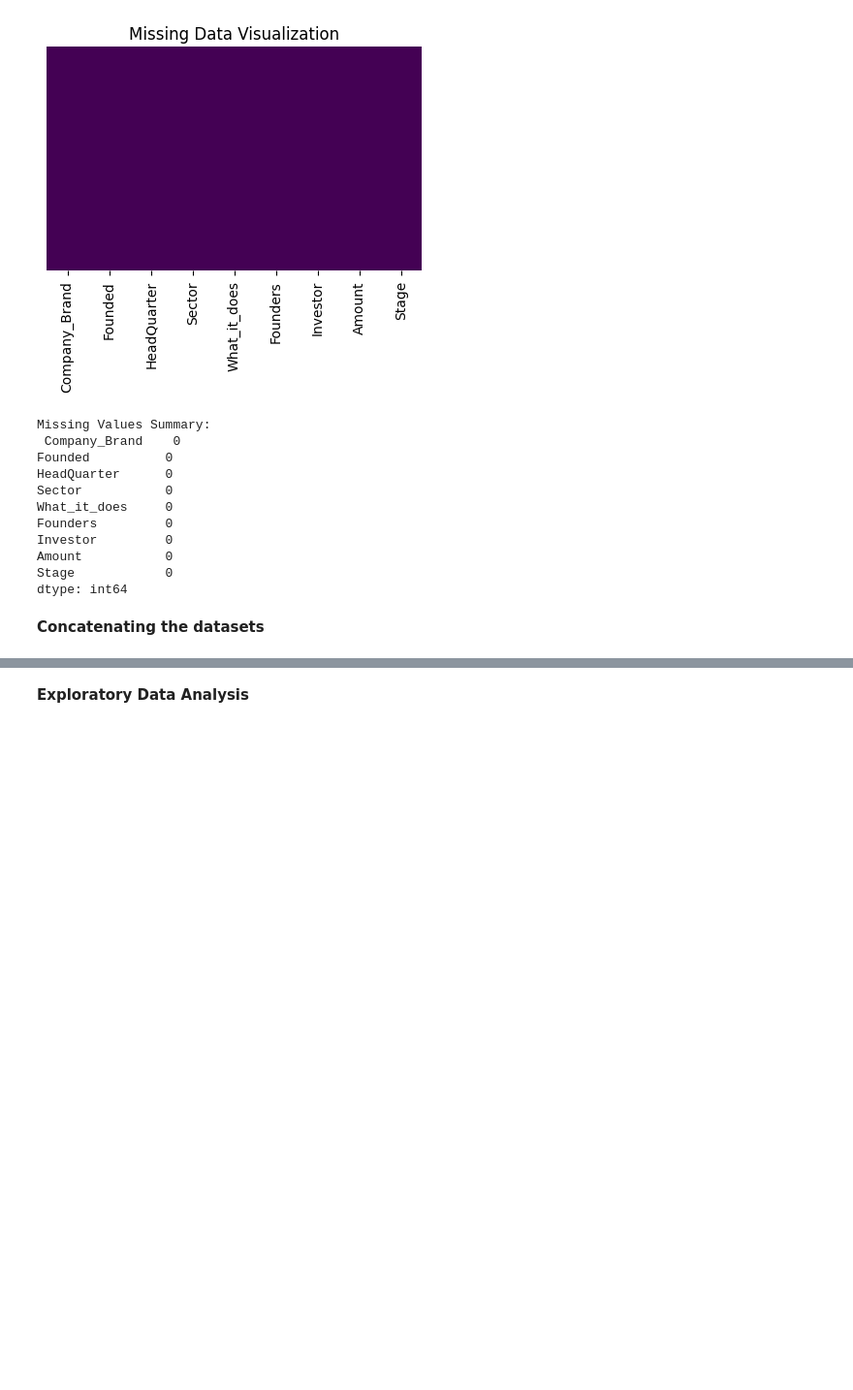
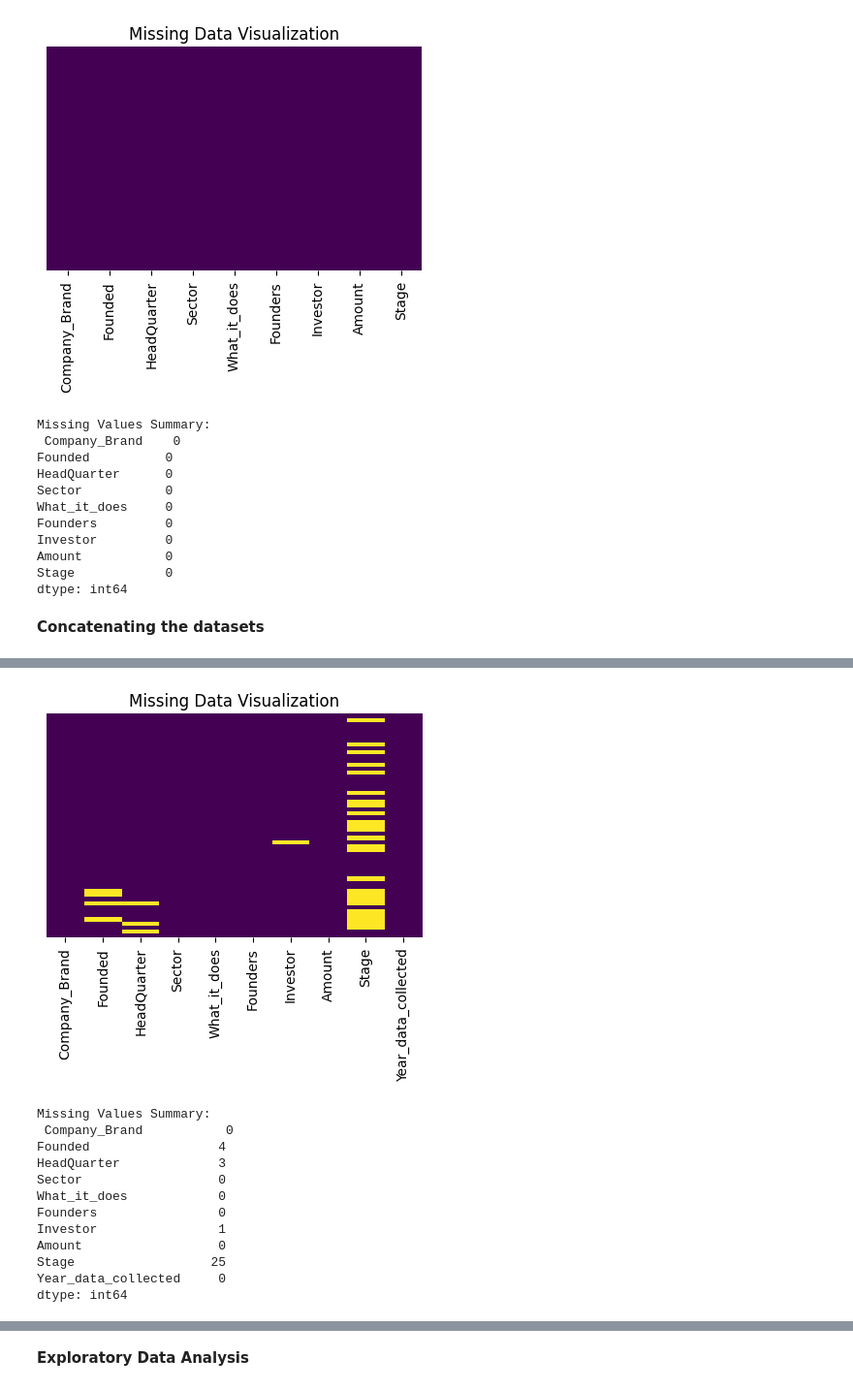
Before and after one commit to Georginahnjeri/Ecosystem-Startup, a Jupyter notebook: Untitled.ipynb, the cells around one changed output, grey strips where cells are left out. Shown at 97% size. Saved outputs shown, nothing was run; the diff lists cells and outputs as text; code cells hidden in the pictures; blank space fills up the shorter version.

```diff
--- a/Untitled.ipynb
+++ b/Untitled.ipynb
@@ -1820,16 +2000,16 @@ dtype: int64
 # %%
 # Add a column indicating the year data was collected
-cleandata_2021['Year_data_collected'] = '2021'
-cleandata_2020['Year_data_collected'] = '2020'
-cleandata_2019['Year_data_collected'] = '2019'
-cleandata_2018['Year_data_collected'] = '2018'
+undisclosed_rows2021['Year_data_collected'] = '2021'
+#undisclosed_rows2020['Year_data_collected'] = '2020'
+undisclosed_rows2019['Year_data_collected'] = '2019'
+#undisclosed_rows2018['Year_data_collected'] = '2018'
 
 # Concatenate the DataFrames vertically
-full_data = pd.concat([cleandata_2021, cleandata_2020,cleandata_2019,cleandata_2018], ignore_index=True)
+full_undisclosed_data = pd.concat([undisclosed_rows2021,undisclosed_rows2019], ignore_index=True)
 
 # Display the concatenated DataFrame
 print("Concatenated DataFrame:")
-full_data
+full_undisclosed_data.head()
 # %% [output]
 Concatenated DataFrame:
 |  | Company_Brand | Founded | HeadQuarter | Sector | What_it_does | Founders | Investor | Amount | Stage | ... |
@@ -1861,0 +2041,27 @@ dtype: int64
+# %%
+#visualization of the undisclosed
+# Check for missing values
+missing_values = full_undisclosed_data.isnull().sum()
+
+# Visualize missing data
+plt.figure(figsize=(5, 3))
+sns.heatmap(full_undisclosed_data.isnull(), cmap='viridis', cbar=False, yticklabels=False)
+plt.title('Missing Data Visualization')
+plt.show()
+
+# Display missing values summary
+print("Missing Values Summary:\n", missing_values)
+# %% [output]
+[figure, added]
+Missing Values Summary:
+ Company_Brand           0
+Founded                 4
+HeadQuarter             3
+Sector                  0
+What_it_does            0
+Founders                0
+Investor                1
+Amount                  0
+Stage                  25
+Year_data_collected     0
+dtype: int64
```
Also changed, not shown: parts of 22 cells of this notebook.
